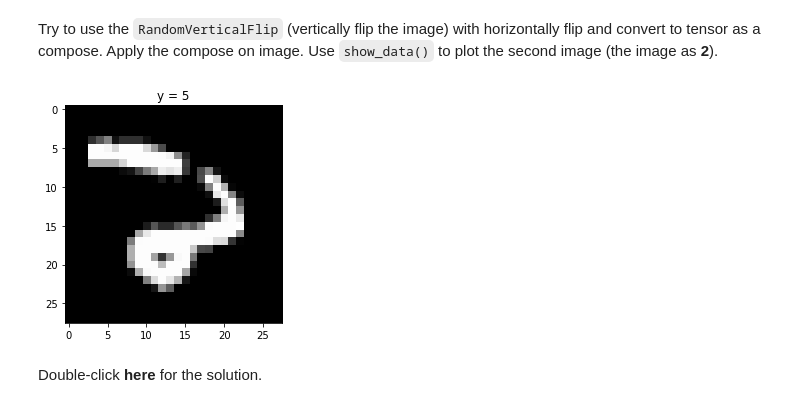
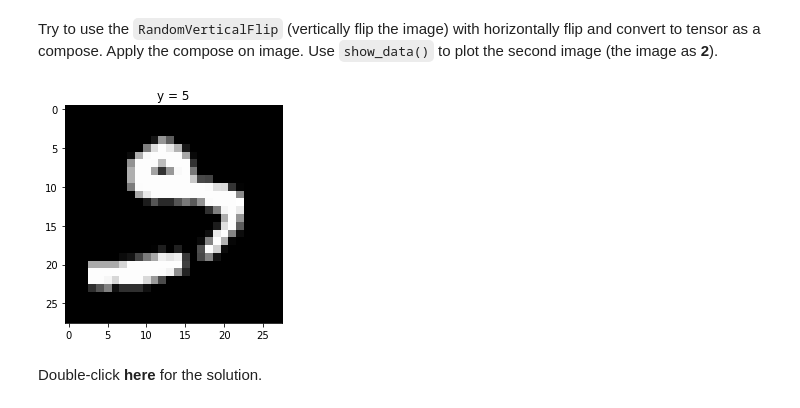
Before and after one commit to BenedictusAryo/practice_pytorch, a Jupyter notebook: IBM_Deep Learning with Python and PyTorch/1_Tensors and Gradients/1.3_2 pre-Built Datasets_and_transforms_v2.ipynb, the cells around one changed output. Saved outputs shown, nothing was run; the diff lists cells and outputs as text; code cells hidden in the pictures.

```diff
--- a/IBM_Deep Learning with Python and PyTorch/1_Tensors and Gradients/1.3_2 pre-Built Datasets_and_transforms_v2.ipynb
+++ b/IBM_Deep Learning with Python and PyTorch/1_Tensors and Gradients/1.3_2 pre-Built Datasets_and_transforms_v2.ipynb
@@ -163,19 +163,19 @@ Try to use the <code>RandomVerticalFlip</code> (vertically flip the image) with
 # %%
 # Practice: Combine vertical flip, horizontal flip and convert to tensor as a compose. Apply the compose on image. Then plot the image
 
 # Type your code here
 combinedFlip_transform = transforms.Compose([transforms.RandomVerticalFlip(p=1),
                                              transforms.RandomHorizontalFlip(p=1),
                                              transforms.ToTensor()])
 dataset = dsets.MNIST(
     root = '../data',
     train = False,
     download = True,
-    transform = fliptensor_data_transform)
+    transform = combinedFlip_transform)
 
 show_data(dataset[8])
 # %% [output]
-[figure, old version]
+[figure, new version]
 # %% [markdown]
 Double-click __here__ for the solution.
 <!--
```
Also changed, not shown: 1 other file.
